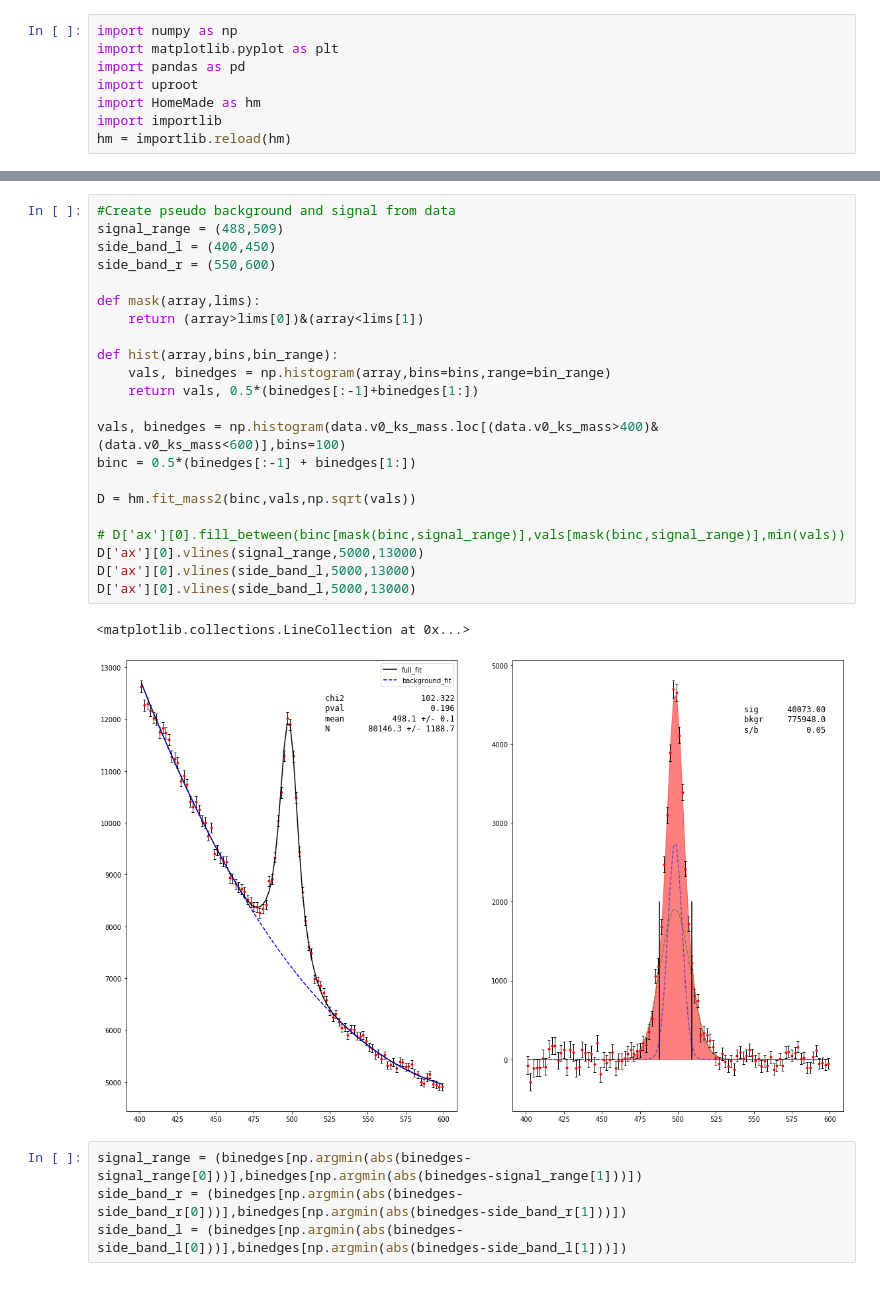
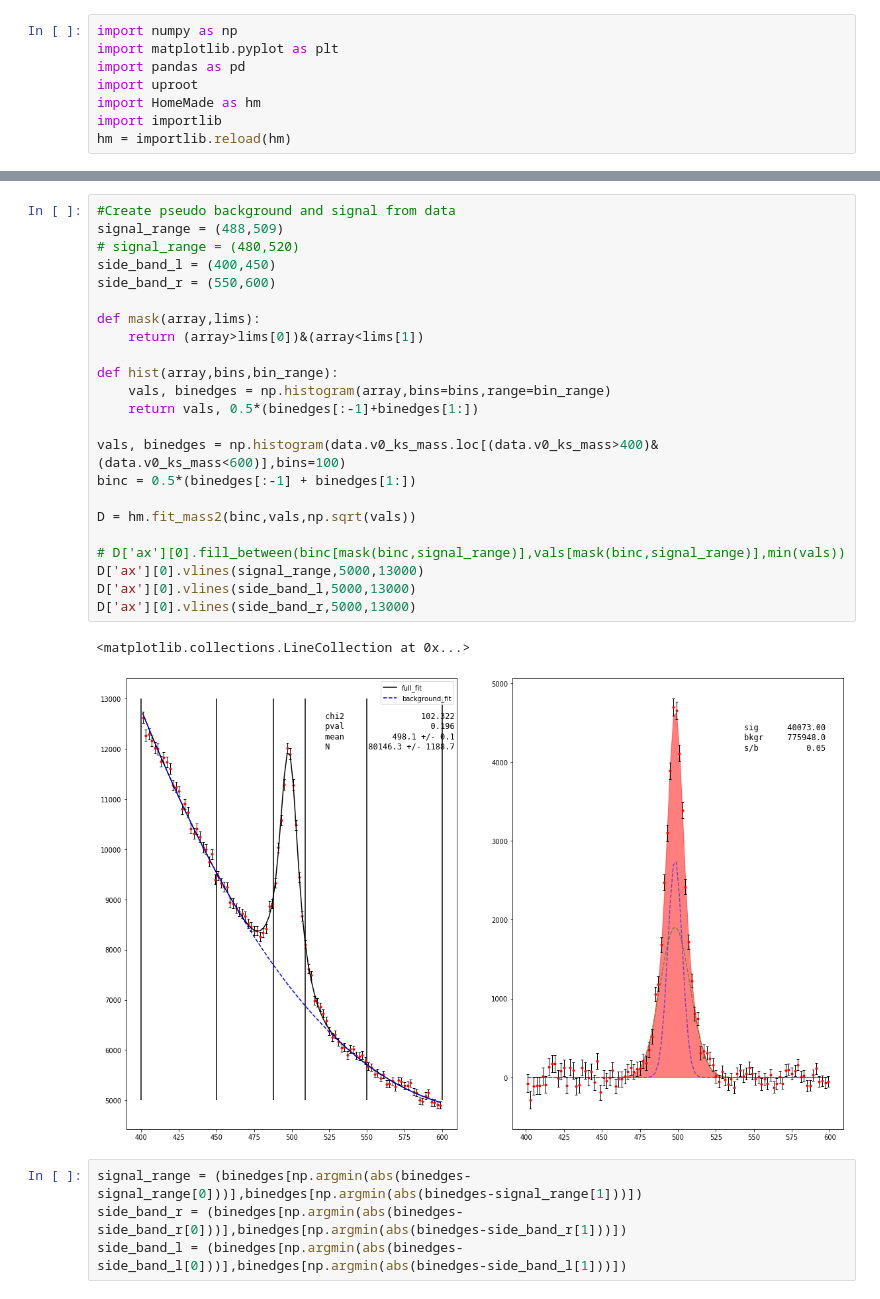
Before and after one commit to Vinther901/PUK, a Jupyter notebook: Distributions_in_MC_and_Data.ipynb, the cells around one changed output, grey strips where cells are left out. Cells and saved outputs as stored; diff of their text form.

```diff
--- a/Distributions_in_MC_and_Data.ipynb
+++ b/Distributions_in_MC_and_Data.ipynb
@@ -77,28 +79,29 @@ mc = file['tree'].pandas.df(all_features + ['trueKs'], entrystop = N)
 # %%
 #Create pseudo background and signal from data
 signal_range = (488,509)
+# signal_range = (480,520)
 side_band_l = (400,450)
 side_band_r = (550,600)
 
 def mask(array,lims):
     return (array>lims[0])&(array<lims[1])
 
 def hist(array,bins,bin_range):
     vals, binedges = np.histogram(array,bins=bins,range=bin_range)
     return vals, 0.5*(binedges[:-1]+binedges[1:])
 
 vals, binedges = np.histogram(data.v0_ks_mass.loc[(data.v0_ks_mass>400)&(data.v0_ks_mass<600)],bins=100)
 binc = 0.5*(binedges[:-1] + binedges[1:])
 
 D = hm.fit_mass2(binc,vals,np.sqrt(vals))
 
 # D['ax'][0].fill_between(binc[mask(binc,signal_range)],vals[mask(binc,signal_range)],min(vals))
 D['ax'][0].vlines(signal_range,5000,13000)
 D['ax'][0].vlines(side_band_l,5000,13000)
-D['ax'][0].vlines(side_band_l,5000,13000)
+D['ax'][0].vlines(side_band_r,5000,13000)
 # %% [output]
 <matplotlib.collections.LineCollection at 0x...>
-[figure, old version]
+[figure, new version]
 # %%
 signal_range = (binedges[np.argmin(abs(binedges-signal_range[0]))],binedges[np.argmin(abs(binedges-signal_range[1]))])
 side_band_r = (binedges[np.argmin(abs(binedges-side_band_r[0]))],binedges[np.argmin(abs(binedges-side_band_r[1]))])
```
Also changed, not shown: parts of 6 cells of this notebook.
